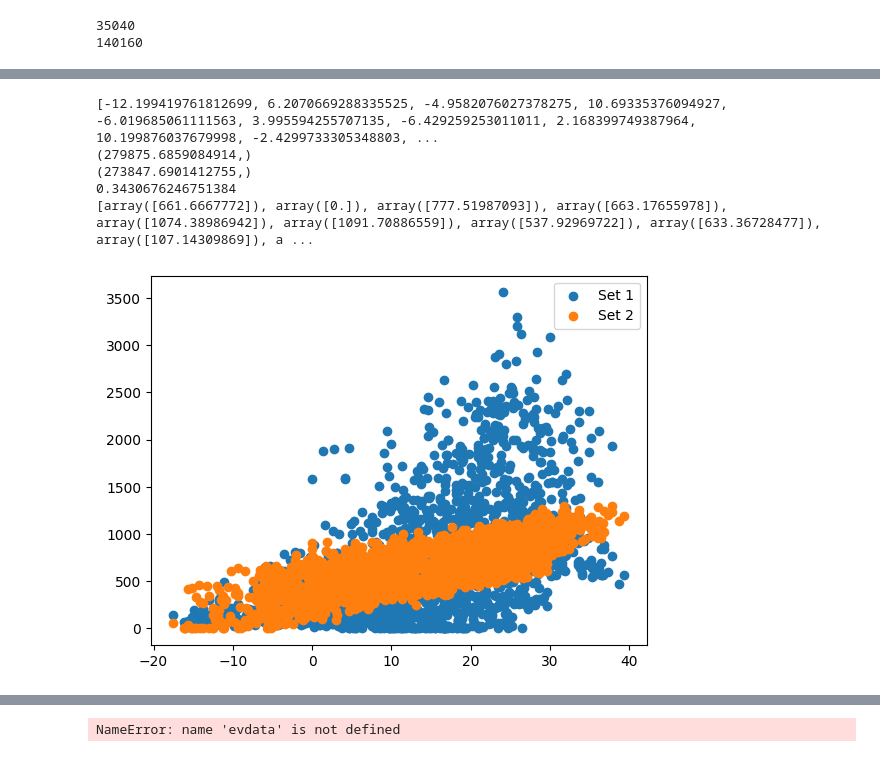
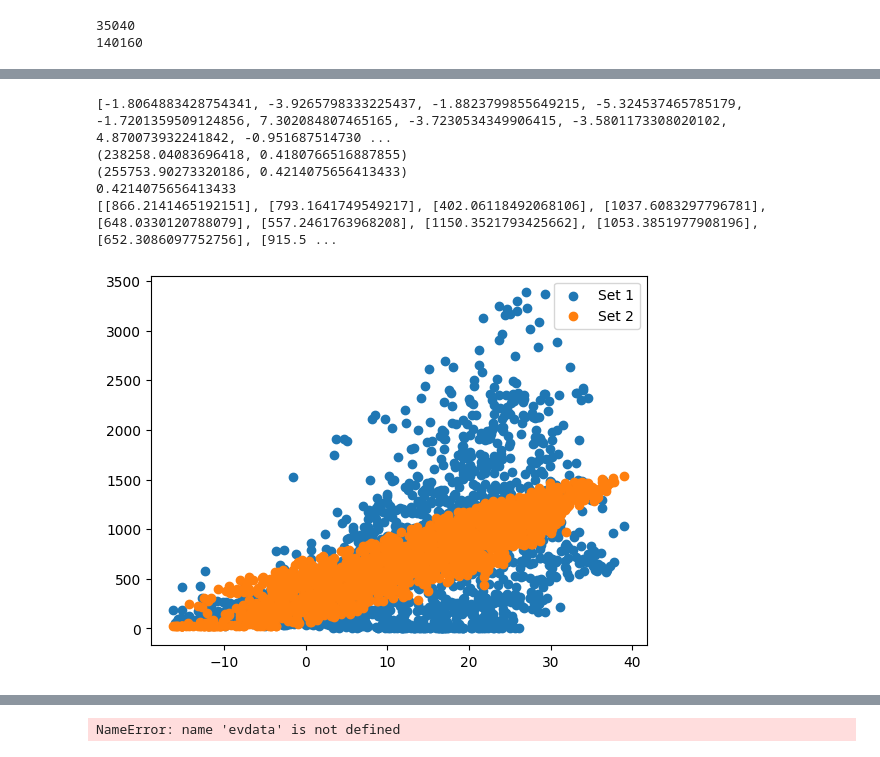
Before and after one commit to katie291100/evac-exam, a Jupyter notebook: main copy 3.ipynb, the cells around one changed output, grey strips where cells are left out. Drawn from its saved outputs; the diff is of its cells as text; code cells hidden in the pictures.

```diff
--- a/main copy 3.ipynb
+++ b/main copy 3.ipynb
@@ -141,8 +142,6 @@ class MLP(object):
 
         output = np.dot(self.w_h2_o, h2)             # feed to output layer
         output = [o + b for o, b in zip(output, self.b_i_output)]
-        #output = [math.tanh(x) for x in output]      # Activate output layer
-        output = self.softmax(output)
         return output
 
     # Weights get set as:
@@ -263,7 +275,7 @@ None
 # %%
 logbook = tools.Logbook()
 hof = tools.HallOfFame(1)
-pop = toolbox.population(n=100)
+pop = toolbox.population(n=50)
 # %%
 fitnesses = [toolbox.evaluate(indiv, myNet, train_data) for indiv in pop]
 for ind, fit in zip(pop, fitnesses):
@@ -292,5 +304,7 @@ for g in range(NGEN):
 
     gen = [g] * 100
     hof.update(pop)
+    if g%5==0:
+      print(record)
 # %% [output]
 -- Generation 0 --
@@ -336,0 +360,28 @@ ax.plot(gen, fit_mins, "b", label="Minimum")
+# %%
+import matplotlib.pyplot as plt
+from sklearn.metrics import r2_score
+
+best_ind = tools.sortNondominated(pop, len(pop), first_front_only=True)[0]
+
+print(best_ind)
+print(toolbox.evaluate(best_ind[0], myNet, train_data))
+myNet.set_weights_linear(best_ind[0])
+inputs = [[test_data['PublicHoliday'][i], test_data['Weekend'][i], test_data['Month'][i], test_data['Hour'][i], test_data['Temp'][i], test_data['Windspeed'][i], test_data['Visibility'][i]] for i in range(len(test_data))]
+
+x_values1 = test_data['Temp'].to_list()
+y_values1 = test_data['Count'].to_list()
+
+x_values2 = test_data['Temp'].to_list()
+y_values2 = [myNet.feed_forward(i) for i in inputs]
+
+R2 = r2_score(y_values1, y_values2)
+print(R2)
+print(y_values2)
+plt.scatter(x_values1, y_values1, label='Set 1')
+plt.scatter(x_values2, y_values2, label='Set 2')
+
+# Add a legend to explain which line is which
+plt.legend()
+
+# Display the plot
+plt.show()
@@ -337,36 +409,36 @@ ax.plot(gen, fit_mins, "b", label="Minimum")
 # %%
 import matplotlib.pyplot as plt
 from sklearn.metrics import r2_score
 
-best_ind = tools.selBest(pop, 1)[0]
+best_ind = hof.items[0]
 
 print(best_ind)
 print(toolbox.evaluate(best_ind, myNet, train_data))
 print(toolbox.evaluate(best_ind, myNet, test_data))
-myNet.setWeightsLinear(best_ind)
-inputs = [[test_data['PublicHoliday'][i], test_data['Weekend'][i], test_data['Month'][i], test_data['Hour'][i], test_data['Temp'][i], test_data['Windspeed'][i], test_data['Visibility'][i]] for i in range(len(test_data))]
+myNet.set_weights_linear(best_ind)
+inputs = [[test_data['Season'][i], test_data['PublicHoliday'][i], test_data['Weekend'][i], test_data['Month'][i], test_data['Hour'][i], test_data['Temp'][i], test_data['Windspeed'][i], test_data['Visibility'][i]] for i in range(len(test_data))]
 
 x_values1 = test_data['Temp'].to_list()
 y_values1 = test_data['Count'].to_list()
 
 x_values2 = test_data['Temp'].to_list()
-y_values2 = [myNet.feedForward(i) for i in inputs]
+y_values2 = [myNet.feed_forward(i) for i in inputs]
 
 R2 = r2_score(y_values1, y_values2)
 print(R2)
 print(y_values2)
 plt.scatter(x_values1, y_values1, label='Set 1')
 plt.scatter(x_values2, y_values2, label='Set 2')
 
 # Add a legend to explain which line is which
 plt.legend()
 
 # Display the plot
 plt.show()
 # %% [output]
-[-12.199419761812699, 6.2070669288335525, -4.9582076027378275, 10.69335376094927, -6.019685061111563, 3.995594255707135, -6.429259253011011, 2.168399749387964, 10.199876037679998, -2.4299733305348803, ...
-(279875.6859084914,)
-(273847.6901412755,)
-0.3430676246751384
-[array([661.6667772]), array([0.]), array([777.51987093]), array([663.17655978]), array([1074.38986942]), array([1091.70886559]), array([537.92969722]), array([633.36728477]), array([107.14309869]), a ...
+[-1.8064883428754341, -3.9265798333225437, -1.8823799855649215, -5.324537465785179, -1.7201359509124856, 7.302084807465165, -3.7230534349906415, -3.5801173308020102, 4.870073932241842, -0.951687514730 ...
+(238258.04083696418, 0.4180766516887855)
+(255753.90273320186, 0.4214075656413433)
+0.4214075656413433
+[[866.2141465192151], [793.1641749549217], [402.06118492068106], [1037.6083297796781], [648.0330120788079], [557.2461763968208], [1150.3521793425662], [1053.3851977908196], [652.3086097752756], [915.5 ...
-[figure, old version]
+[figure, new version]
```
Also changed, not shown: parts of 17 cells of this notebook.
